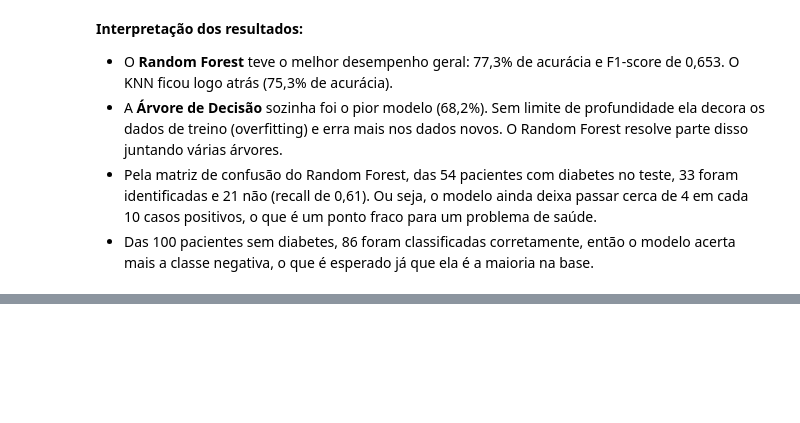
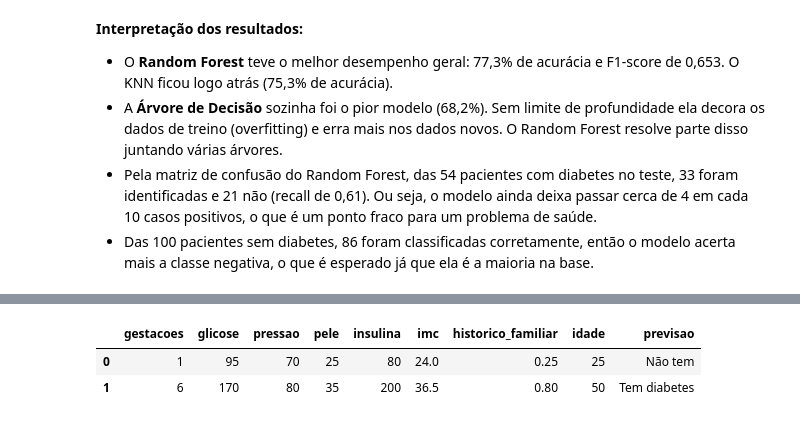
Before and after one commit to JlucasFaria/projeto-ml, a Jupyter notebook: notebooks/01_diabetes.ipynb, the cells around one changed output, grey strips where cells are left out. Drawn from its saved outputs; the diff is of its cells as text; code cells hidden in the pictures; blank space fills up the shorter version.

Commit message:
adiciona previsao e conclusao do diabetes

```diff
--- a/notebooks/01_diabetes.ipynb
+++ b/notebooks/01_diabetes.ipynb
@@ -358,0 +363,22 @@ weighted avg       0.77      0.77      0.77       154
+# %%
+novas_pacientes = pd.DataFrame({
+    'gestacoes': [1, 6],
+    'glicose': [95, 170],
+    'pressao': [70, 80],
+    'pele': [25, 35],
+    'insulina': [80, 200],
+    'imc': [24.0, 36.5],
+    'historico_familiar': [0.25, 0.80],
+    'idade': [25, 50]
+})
+
+melhor_modelo = modelos[melhor_nome]
+novas_pad = scaler.transform(novas_pacientes)
+resultado = melhor_modelo.predict(novas_pad)
+
+novas_pacientes['previsao'] = ['Tem diabetes' if r == 1 else 'Não tem' for r in resultado]
+novas_pacientes
+# %% [output]
+|  | gestacoes | glicose | pressao | pele | insulina | imc | historico_familiar | idade | previsao |
+| 0 | 1 | 95 | 70 | 25 | 80 | 24.0 | 0.25 | 25 | Não tem |
+| 1 | 6 | 170 | 80 | 35 | 200 | 36.5 | 0.80 | 50 | Tem diabetes |
```
Also changed, not shown: parts of 2 cells of this notebook.
